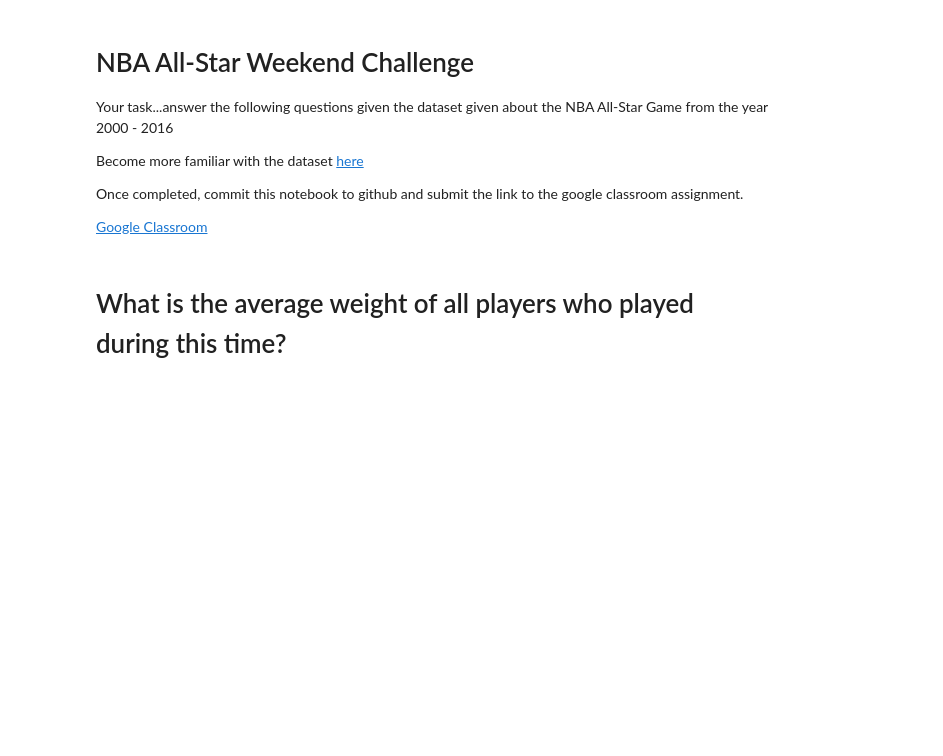
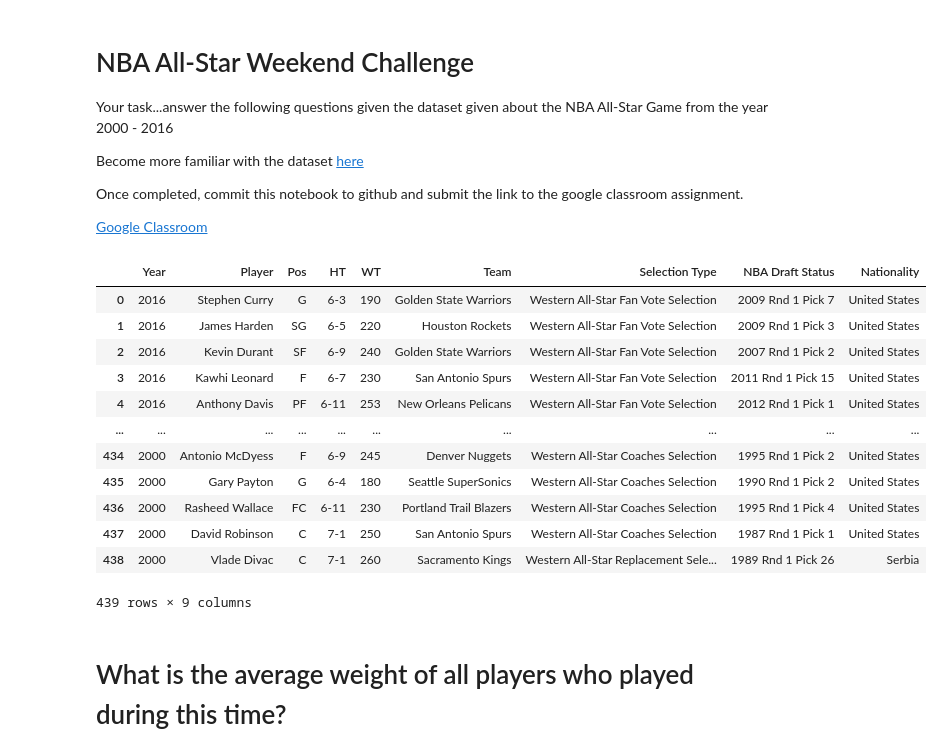
Before and after one commit to cjsachs/AirBnB-NBA-All-Stars, a Jupyter notebook: NBA All-Star Weekend Challenge.ipynb, the cells around one changed output. Cells and saved outputs as stored; diff of their text form; code cells hidden in the pictures; blank space fills up the shorter version.

```diff
--- a/NBA All-Star Weekend Challenge.ipynb
+++ b/NBA All-Star Weekend Challenge.ipynb
@@ -8,5 +8,25 @@ Become more familiar with the dataset <a href="https://www.kaggle.com/fmejia21/n
 Once completed, commit this notebook to github and submit the link to the google classroom assignment.
 
 <a href="https://classroom.google.com/u/2/c/NDc4MzEzMjI5Nzla/a/NTE3OTYxNzM2OTNa/details">Google Classroom</a>
+# %%
+import pandas as pd
+import numpy as np
+
+nbaStats = pd.read_csv('./NBA All Stars 2000-2016 - Sheet1.csv')
+nbaStats
+# %% [output]
+|  | Year | Player | Pos | HT | WT | Team | Selection Type | NBA Draft Status | Nationality |
+| 0 | 2016 | Stephen Curry | G | 6-3 | 190 | Golden State Warriors | Western All-Star Fan Vote Selection | 2009 Rnd 1 Pick 7 | United States |
+| 1 | 2016 | James Harden | SG | 6-5 | 220 | Houston Rockets | Western All-Star Fan Vote Selection | 2009 Rnd 1 Pick 3 | United States |
+| 2 | 2016 | Kevin Durant | SF | 6-9 | 240 | Golden State Warriors | Western All-Star Fan Vote Selection | 2007 Rnd 1 Pick 2 | United States |
+| 3 | 2016 | Kawhi Leonard | F | 6-7 | 230 | San Antonio Spurs | Western All-Star Fan Vote Selection | 2011 Rnd 1 Pick 15 | United States |
+| 4 | 2016 | Anthony Davis | PF | 6-11 | 253 | New Orleans Pelicans | Western All-Star Fan Vote Selection | 2012 Rnd 1 Pick 1 | United States |
+| ... | ... | ... | ... | ... | ... | ... | ... | ... | ... |
+| 434 | 2000 | Antonio McDyess | F | 6-9 | 245 | Denver Nuggets | Western All-Star Coaches Selection | 1995 Rnd 1 Pick 2 | United States |
+| 435 | 2000 | Gary Payton | G | 6-4 | 180 | Seattle SuperSonics | Western All-Star Coaches Selection | 1990 Rnd 1 Pick 2 | United States |
+| 436 | 2000 | Rasheed Wallace | FC | 6-11 | 230 | Portland Trail Blazers | Western All-Star Coaches Selection | 1995 Rnd 1 Pick 4 | United States |
+| 437 | 2000 | David Robinson | C | 7-1 | 250 | San Antonio Spurs | Western All-Star Coaches Selection | 1987 Rnd 1 Pick 1 | United States |
+| 438 | 2000 | Vlade Divac | C | 7-1 | 260 | Sacramento Kings | Western All-Star Replacement Sele... | 1989 Rnd 1 Pick 26 | Serbia |
+439 rows × 9 columns
 # %% [markdown]
 # What is the average weight of all players who played during this time?
```
Also changed, not shown: parts of 9 cells of this notebook, 1 other file.
